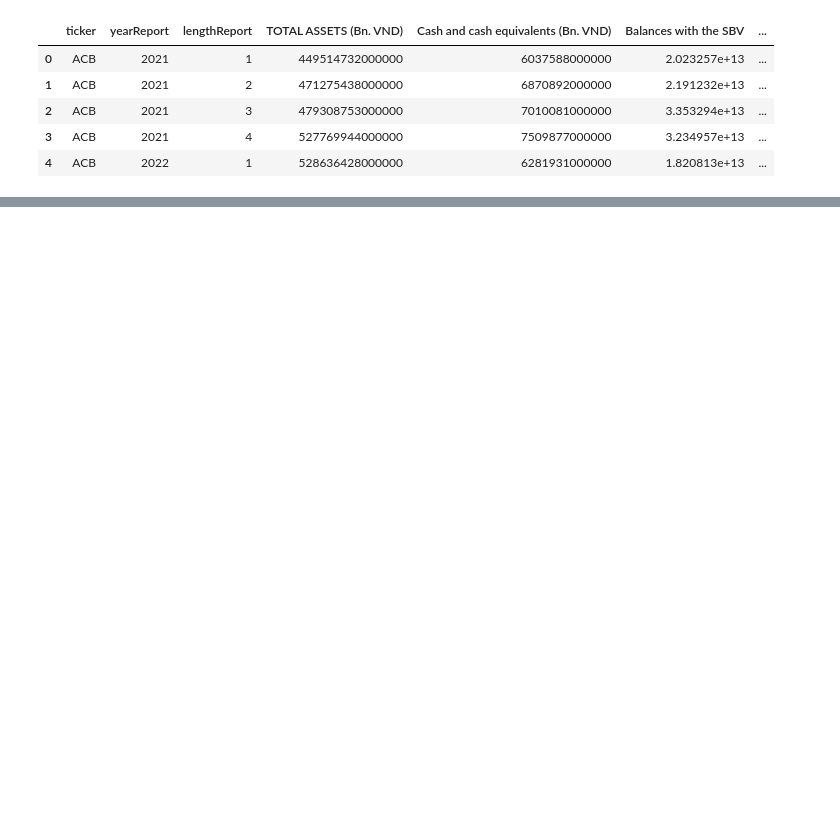
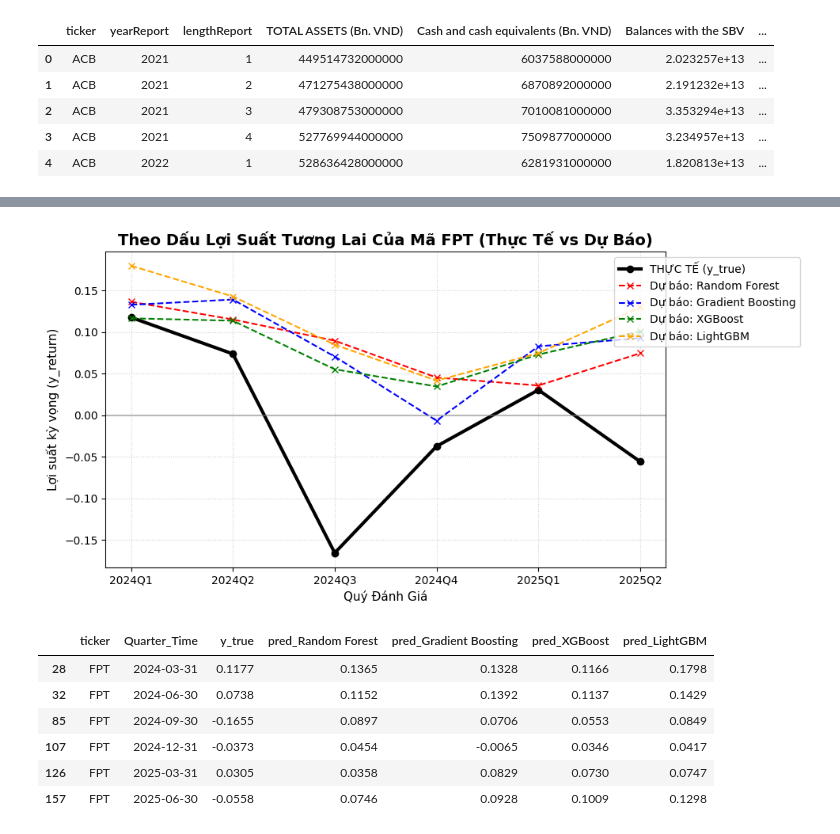
Before and after one commit to nguyentobinh12x5/Finance-Analyst-Agent, a Jupyter notebook: FinRL.ipynb, the cells around one changed output, grey strips where cells are left out. Cells and saved outputs as stored; diff of their text form; code cells hidden in the pictures; blank space fills up the shorter version.

```diff
--- a/FinRL.ipynb
+++ b/FinRL.ipynb
@@ -142,0 +167,18 @@ df_finrl.head(5)
+# %%
+# Điền mã bạn muốn săm soi vào đây (Ví dụ HPG, FPT, VCB)
+ticker_kiem_tra = "FPT"
+
+# Lên biểu đồ và lấy DataFrame
+df_so_sanh = ml_test.analyze_ticker(ticker_kiem_tra)
+
+# In ra bảng đối chiếu chi tiết các con số (Dùng hiển thị bằng Pandas)
+display(df_so_sanh)
+# %% [output]
+[figure, added]
+|  | ticker | Quarter_Time | y_true | pred_Random Forest | pred_Gradient Boosting | pred_XGBoost | pred_LightGBM |
+| 28 | FPT | 2024-03-31 | 0.1177 | 0.1365 | 0.1328 | 0.1166 | 0.1798 |
+| 32 | FPT | 2024-06-30 | 0.0738 | 0.1152 | 0.1392 | 0.1137 | 0.1429 |
+| 85 | FPT | 2024-09-30 | -0.1655 | 0.0897 | 0.0706 | 0.0553 | 0.0849 |
+| 107 | FPT | 2024-12-31 | -0.0373 | 0.0454 | -0.0065 | 0.0346 | 0.0417 |
+| 126 | FPT | 2025-03-31 | 0.0305 | 0.0358 | 0.0829 | 0.0730 | 0.0747 |
+| 157 | FPT | 2025-06-30 | -0.0558 | 0.0746 | 0.0928 | 0.1009 | 0.1298 |
```
Also changed, not shown: parts of 17 cells of this notebook, 8 other files.
